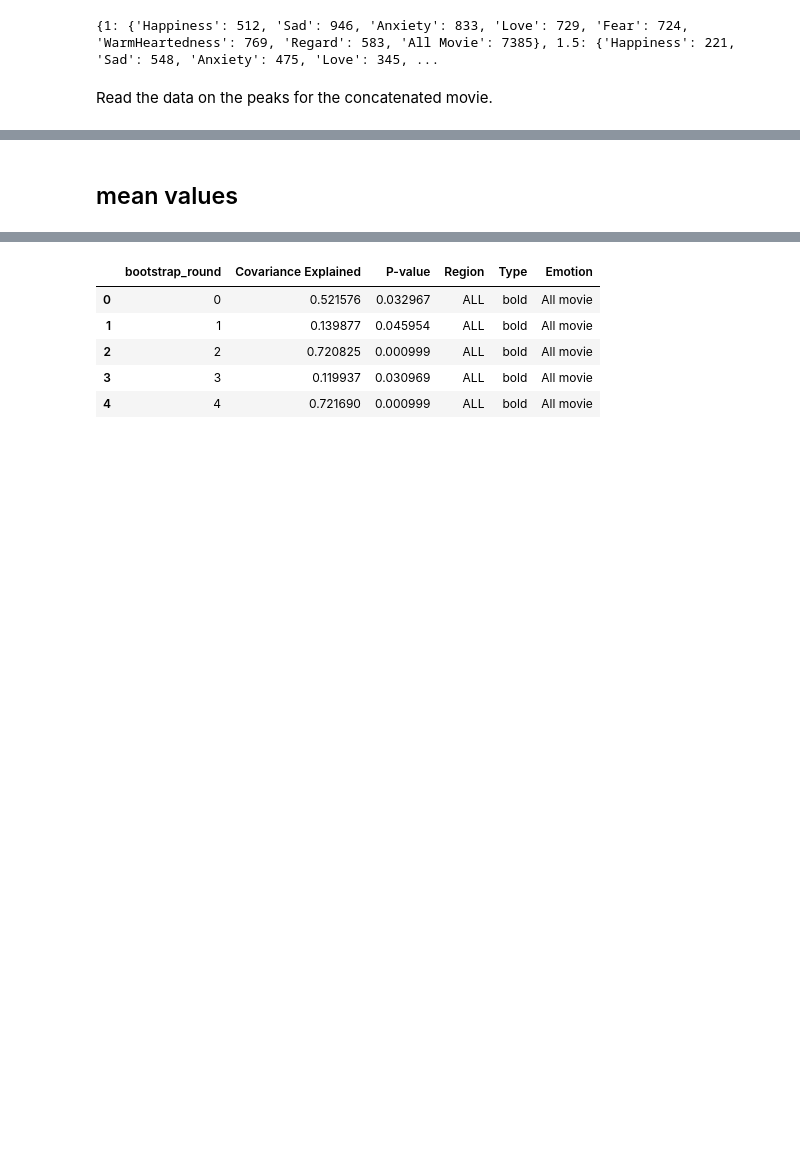
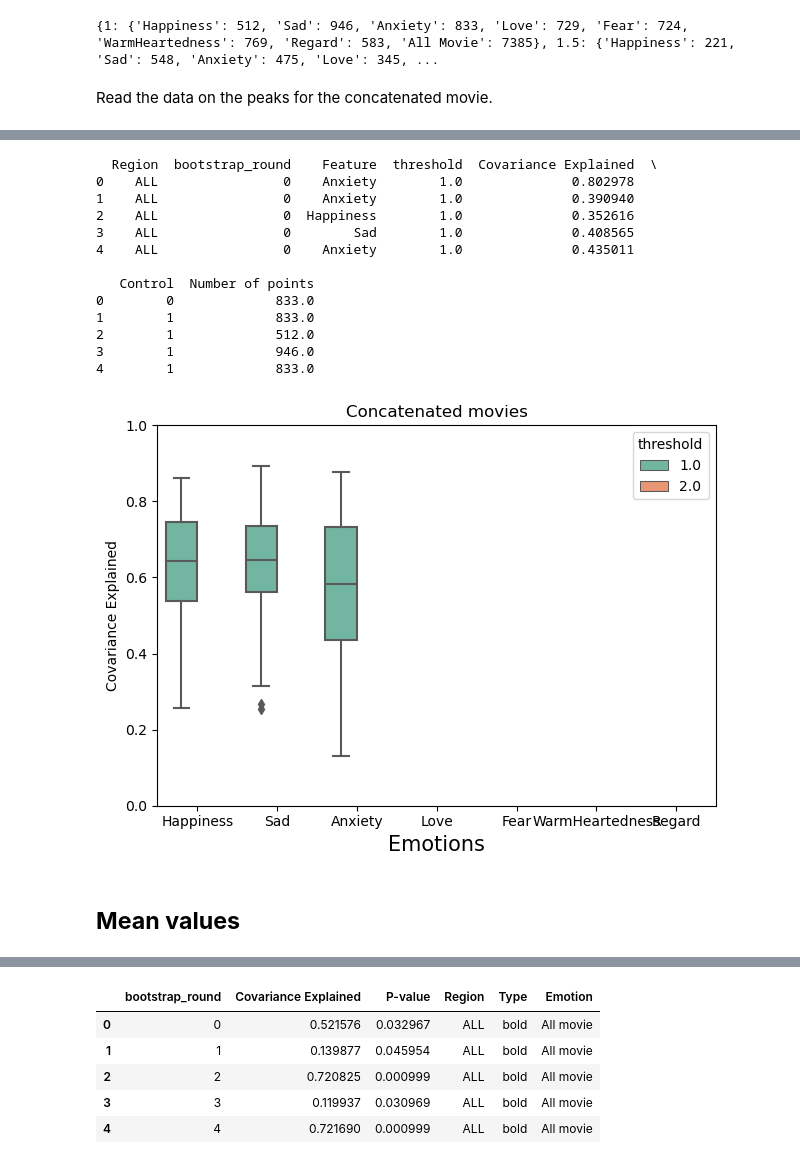
Before and after one commit to silviiaromanato/HigherOrder, a Jupyter notebook: Code/PLS_Silvia/PLS_peaks.ipynb, the cells around one changed output, grey strips where cells are left out. Drawn from its saved outputs; the diff is of its cells as text; code cells hidden in the pictures; blank space fills up the shorter version.

Commit message:
mean and helpers

```diff
--- a/Code/PLS_Silvia/PLS_peaks.ipynb
+++ b/Code/PLS_Silvia/PLS_peaks.ipynb
@@ -175,5 +133,22 @@ plot_peaks(significant, emotions, thresholds)
+# %%
+increase_thr(significant, emotions)
+# %% [output]
+  Region  bootstrap_round    Feature  threshold  Covariance Explained  \
+0    ALL                0    Anxiety        1.0              0.802978
+1    ALL                0    Anxiety        1.0              0.390940
+2    ALL                0  Happiness        1.0              0.352616
+3    ALL                0        Sad        1.0              0.408565
+4    ALL                0    Anxiety        1.0              0.435011
+
+   Control  Number of points
+0        0             833.0
+1        1             833.0
+2        1             512.0
+3        1             946.0
+4        1             833.0
+[figure, added]
 # %% [markdown]
-## mean values
+## **Mean values**
 # %%
 import matplotlib.pyplot as plt
 import seaborn as sns
```
Also changed, not shown: parts of 15 cells of this notebook, 2 other files.
